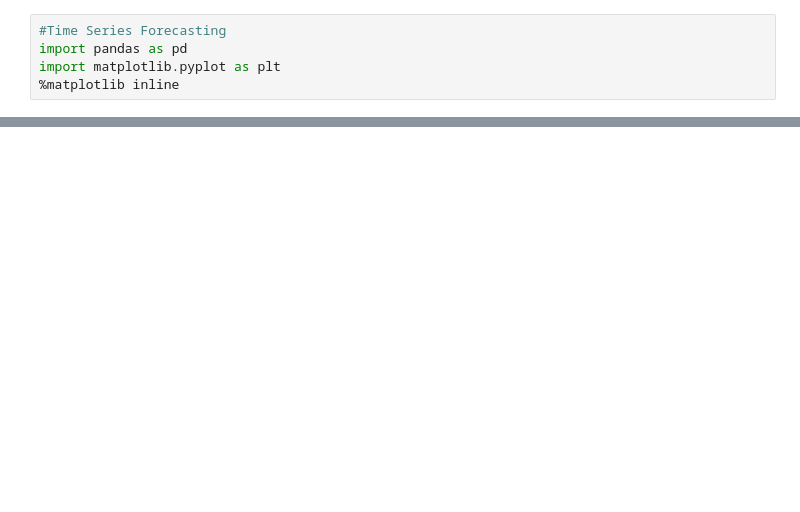
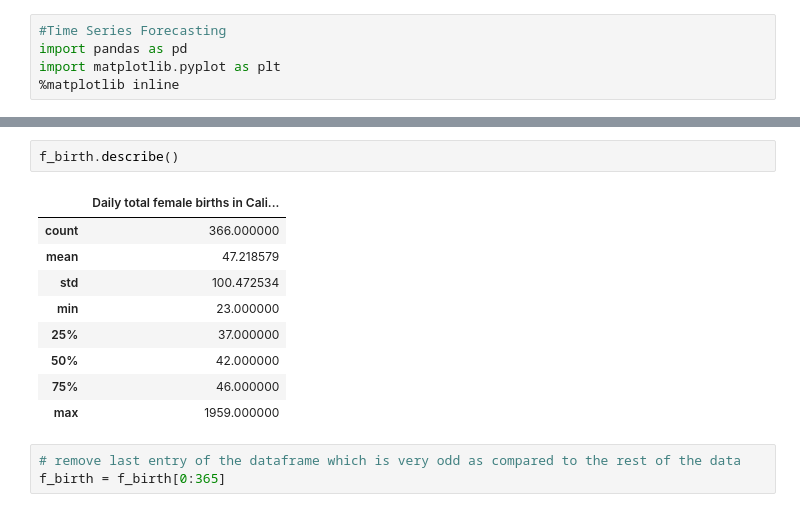
Before and after one commit to pk-2805/Time_Series_Forecasting, a Jupyter notebook: time_series_forecasting.ipynb, the cells around one changed output, grey strips where cells are left out. Saved outputs shown, nothing was run; the diff lists cells and outputs as text; blank space fills up the shorter version.

```diff
--- a/time_series_forecasting.ipynb
+++ b/time_series_forecasting.ipynb
@@ -15,0 +41,15 @@ f_birth.head()
+# %%
+f_birth.describe()
+# %% [output]
+|  | Daily total female births in Cali... |
+| count | 366.000000 |
+| mean | 47.218579 |
+| std | 100.472534 |
+| min | 23.000000 |
+| 25% | 37.000000 |
+| 50% | 42.000000 |
+| 75% | 46.000000 |
+| max | 1959.000000 |
+# %%
+# remove last entry of the dataframe which is very odd as compared to the rest of the data
+f_birth = f_birth[0:365]
```
Also changed, not shown: parts of 8 cells of this notebook.
